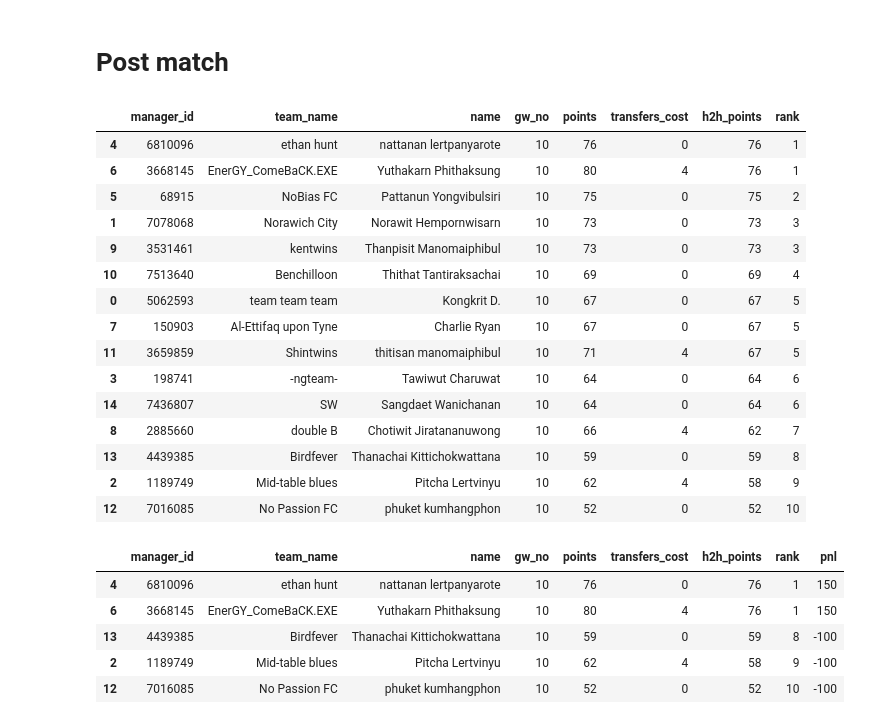
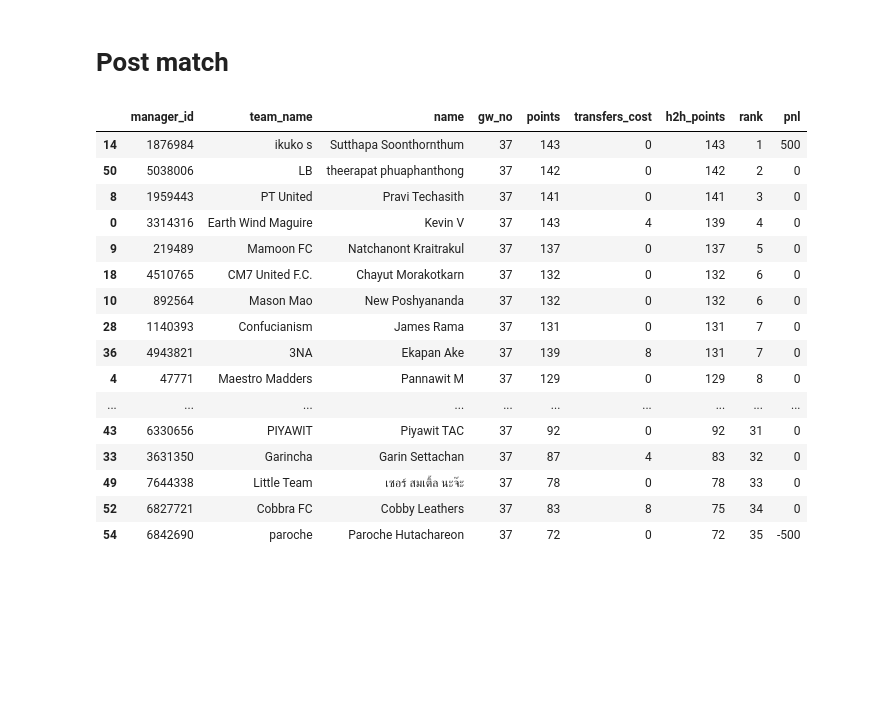
Before and after one commit to tawiwut-cha/fpl-analytics, a Jupyter notebook: modular_v2.ipynb, the cells around one changed output. Drawn from its saved outputs; the diff is of its cells as text; code cells hidden in the pictures; blank space fills up the shorter version.

```diff
--- a/modular_v2.ipynb
+++ b/modular_v2.ipynb
@@ -1,8 +1,7 @@
 # %%
 from main import *
 # %%
-gw_no = 10
-league_name = 'ifc'
+league_name = 'rbsc'  #'rpk', 'ifc', 'rbsc'
 league_id = get_league_id(league_name)
 # %% [markdown]
 # Pre match
@@ -121,28 +118,20 @@ gw = get_gw_points(get_league_id(league_name), gw_no)
-# %%
-gw
-# %% [output]
-|  | manager_id | team_name | name | gw_no | points | transfers_cost | h2h_points | rank |
-| 4 | 6810096 | ethan hunt | nattanan lertpanyarote | 10 | 76 | 0 | 76 | 1 |
-| 6 | 3668145 | EnerGY_ComeBaCK.EXE | Yuthakarn Phithaksung | 10 | 80 | 4 | 76 | 1 |
-| 5 | 68915 | NoBias FC | Pattanun Yongvibulsiri | 10 | 75 | 0 | 75 | 2 |
-| 1 | 7078068 | Norawich City | Norawit Hempornwisarn | 10 | 73 | 0 | 73 | 3 |
-| 9 | 3531461 | kentwins | Thanpisit Manomaiphibul | 10 | 73 | 0 | 73 | 3 |
-| 10 | 7513640 | Benchilloon | Thithat Tantiraksachai | 10 | 69 | 0 | 69 | 4 |
-| 0 | 5062593 | team team team | Kongkrit D. | 10 | 67 | 0 | 67 | 5 |
-| 7 | 150903 | Al-Ettifaq upon Tyne | Charlie Ryan | 10 | 67 | 0 | 67 | 5 |
-| 11 | 3659859 | Shintwins | thitisan manomaiphibul | 10 | 71 | 4 | 67 | 5 |
-| 3 | 198741 | -ngteam- | Tawiwut Charuwat | 10 | 64 | 0 | 64 | 6 |
-| 14 | 7436807 | SW | Sangdaet Wanichanan | 10 | 64 | 0 | 64 | 6 |
-| 8 | 2885660 | double B | Chotiwit Jiratananuwong | 10 | 66 | 4 | 62 | 7 |
-| 13 | 4439385 | Birdfever | Thanachai Kittichokwattana | 10 | 59 | 0 | 59 | 8 |
-| 2 | 1189749 | Mid-table blues | Pitcha Lertvinyu | 10 | 62 | 4 | 58 | 9 |
-| 12 | 7016085 | No Passion FC | phuket kumhangphon | 10 | 52 | 0 | 52 | 10 |
 # %%
-get_gw_weekly_pnl(gw, league_name)
+get_gw_weekly_pnl(get_gw_points(league_id, 37), league_name)
 # %% [output]
 |  | manager_id | team_name | name | gw_no | points | transfers_cost | h2h_points | rank | pnl |
-| 4 | 6810096 | ethan hunt | nattanan lertpanyarote | 10 | 76 | 0 | 76 | 1 | 150 |
-| 6 | 3668145 | EnerGY_ComeBaCK.EXE | Yuthakarn Phithaksung | 10 | 80 | 4 | 76 | 1 | 150 |
-| 13 | 4439385 | Birdfever | Thanachai Kittichokwattana | 10 | 59 | 0 | 59 | 8 | -100 |
-| 2 | 1189749 | Mid-table blues | Pitcha Lertvinyu | 10 | 62 | 4 | 58 | 9 | -100 |
-| 12 | 7016085 | No Passion FC | phuket kumhangphon | 10 | 52 | 0 | 52 | 10 | -100 |
+| 14 | 1876984 | ikuko s | Sutthapa Soonthornthum | 37 | 143 | 0 | 143 | 1 | 500 |
+| 50 | 5038006 | LB | theerapat phuaphanthong | 37 | 142 | 0 | 142 | 2 | 0 |
+| 8 | 1959443 | PT United | Pravi Techasith | 37 | 141 | 0 | 141 | 3 | 0 |
+| 0 | 3314316 | Earth Wind Maguire | Kevin V | 37 | 143 | 4 | 139 | 4 | 0 |
+| 9 | 219489 | Mamoon FC | Natchanont Kraitrakul | 37 | 137 | 0 | 137 | 5 | 0 |
+| 18 | 4510765 | CM7 United F.C. | Chayut Morakotkarn | 37 | 132 | 0 | 132 | 6 | 0 |
+| 10 | 892564 | Mason Mao | New Poshyananda | 37 | 132 | 0 | 132 | 6 | 0 |
+| 28 | 1140393 | Confucianism | James Rama | 37 | 131 | 0 | 131 | 7 | 0 |
+| 36 | 4943821 | 3NA | Ekapan Ake | 37 | 139 | 8 | 131 | 7 | 0 |
+| 4 | 47771 | Maestro Madders | Pannawit M | 37 | 129 | 0 | 129 | 8 | 0 |
+| ... | ... | ... | ... | ... | ... | ... | ... | ... | ... |
+| 43 | 6330656 | PIYAWIT | Piyawit TAC | 37 | 92 | 0 | 92 | 31 | 0 |
+| 33 | 3631350 | Garincha | Garin Settachan | 37 | 87 | 4 | 83 | 32 | 0 |
+| 49 | 7644338 | Little Team | เซอร์ สมเติ้ล นะจ๊ะ | 37 | 78 | 0 | 78 | 33 | 0 |
+| 52 | 6827721 | Cobbra FC | Cobby Leathers | 37 | 83 | 8 | 75 | 34 | 0 |
+| 54 | 6842690 | paroche | Paroche Hutachareon | 37 | 72 | 0 | 72 | 35 | -500 |
```
Also changed, not shown: parts of 8 cells of this notebook, 11 other files.
